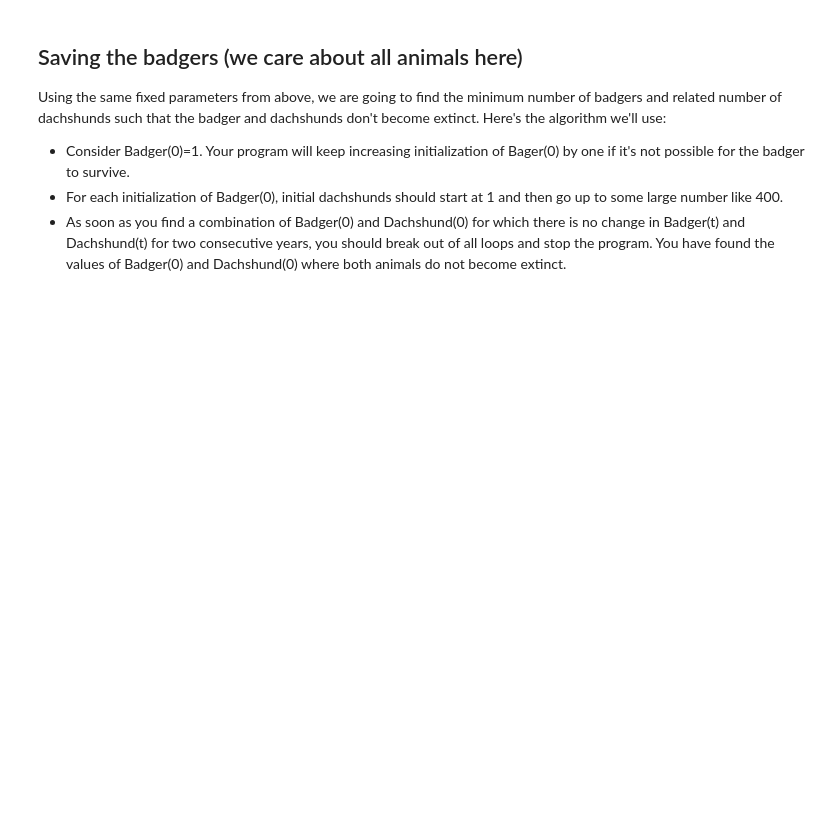
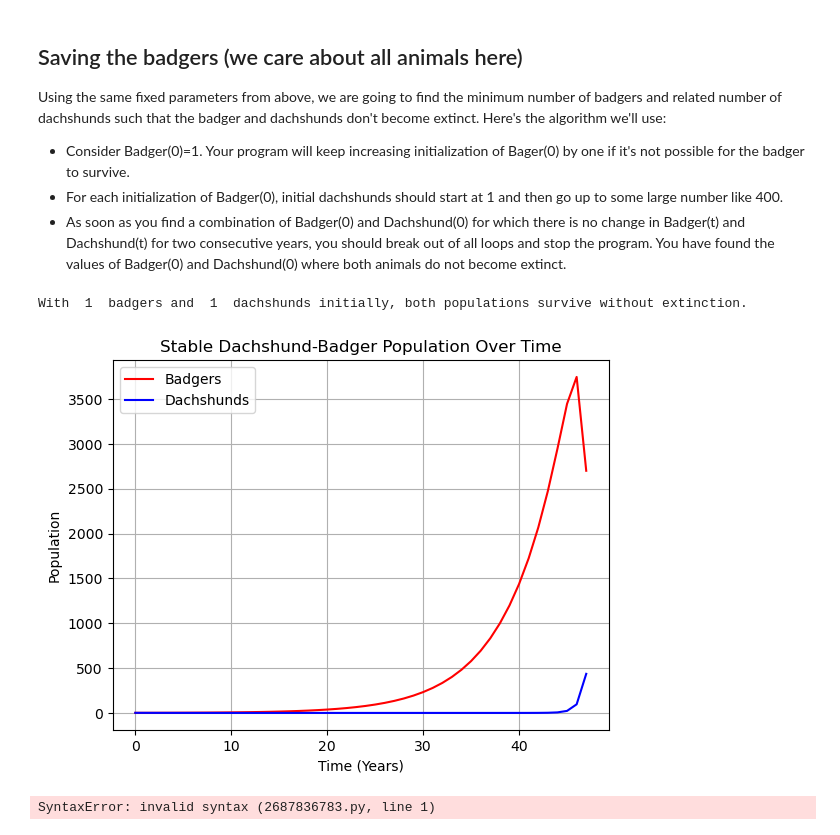
Before and after one commit to rhodes-cs-sanders/data242-sp25-hw1-vvsdanek, a Jupyter notebook: DATA242_hw1.ipynb, the cells around one changed output. Saved outputs shown, nothing was run; the diff lists cells and outputs as text; code cells hidden in the pictures; blank space fills up the shorter version.

```diff
--- a/DATA242_hw1.ipynb
+++ b/DATA242_hw1.ipynb
@@ -137,3 +230,79 @@ Using the same fixed parameters from above, we are going to find the minimum num
 * As soon as you find a combination of Badger(0) and Dachshund(0) for which there is no change in Badger(t) and Dachshund(t) for two consecutive years, you should break out of all loops and stop the program. You have found the values of Badger(0) and Dachshund(0) where both animals do not become extinct.
 # %%
 #15pts Save the badger!  Be sure to print out your result.
+alpha = 0.2
+beta = 0.005
+delta = 0.001
+gamma = 0.2
+stable_badgers = 0
+stable_dachshunds = 0
+min_badger_start = 1
+
+found_stable_solution = False
+
+while not found_stable_solution:
+    for dachshund_start in range(1, 401):
+        prev_badger_num = min_badger_start
+        prev_dachshund_num = dachshund_start
+
+        stable_years = 0
+        prev_badger_state, prev_dachshund_state = -1, -1
+
+        while True:
+            next_badger_num, next_dachshund_num = cur_bad_n_dach(prev_badger_num, prev_dachshund_num, alpha, beta, delta, gamma)
+
+            if (round(next_badger_num) == round(prev_badger_num) and
+                    round(next_dachshund_num) == round(prev_dachshund_num)):
+                stable_years += 1
+            else:
+                stable_years = 0
+
+            prev_badger_num, prev_dachshund_num = next_badger_num, next_dachshund_num
+
+            if stable_years == 2:
+                stable_badgers = min_badger_start
+                stable_dachshunds = dachshund_start
+                found_stable_solution = True
+                break
+
+            if next_badger_num <= 0 or next_dachshund_num <= 0:
+                break
+
+        if found_stable_solution:
+            break
+
+    if not found_stable_solution:
+        min_badger_start += 1
+
+print("With ", stable_badgers, " badgers and ",stable_dachshunds," dachshunds initially, both populations survive without extinction.")
+
+import matplotlib.pyplot as plt
+
+prev_badger_num = stable_badgers
+prev_dachshund_num = stable_dachshunds
+badgers = []
+dachs = []
+time_steps = []
+
+for i in range(50):
+    badgers.append(prev_badger_num)
+    dachs.append(prev_dachshund_num)
+    time_steps.append(i)
+    prev_badger_num, prev_dachshund_num = cur_bad_n_dach(prev_badger_num, prev_dachshund_num, alpha, beta, delta, gamma)
+    if prev_badger_num <= 0 or prev_dachshund_num <= 0:
+        break
+
+plt.plot(time_steps, badgers, label="Badgers", color="red")
+plt.plot(time_steps, dachs, label="Dachshunds", color="blue")
+plt.xlabel("Time (Years)")
+plt.ylabel("Population")
+plt.title("Stable Dachshund-Badger Population Over Time")
+plt.legend()
+plt.grid(True)
+# %% [output]
+With  1  badgers and  1  dachshunds initially, both populations survive without extinction.
+[figure, added]
+# %%
+I don't know it's my first time doing smth like this. Overall, it was hard, hope we would be able to talk about it in class.
+# %% [output]
+SyntaxError: invalid syntax (2687836783.py, line 1)
```
Also changed, not shown: parts of 5 cells of this notebook.
